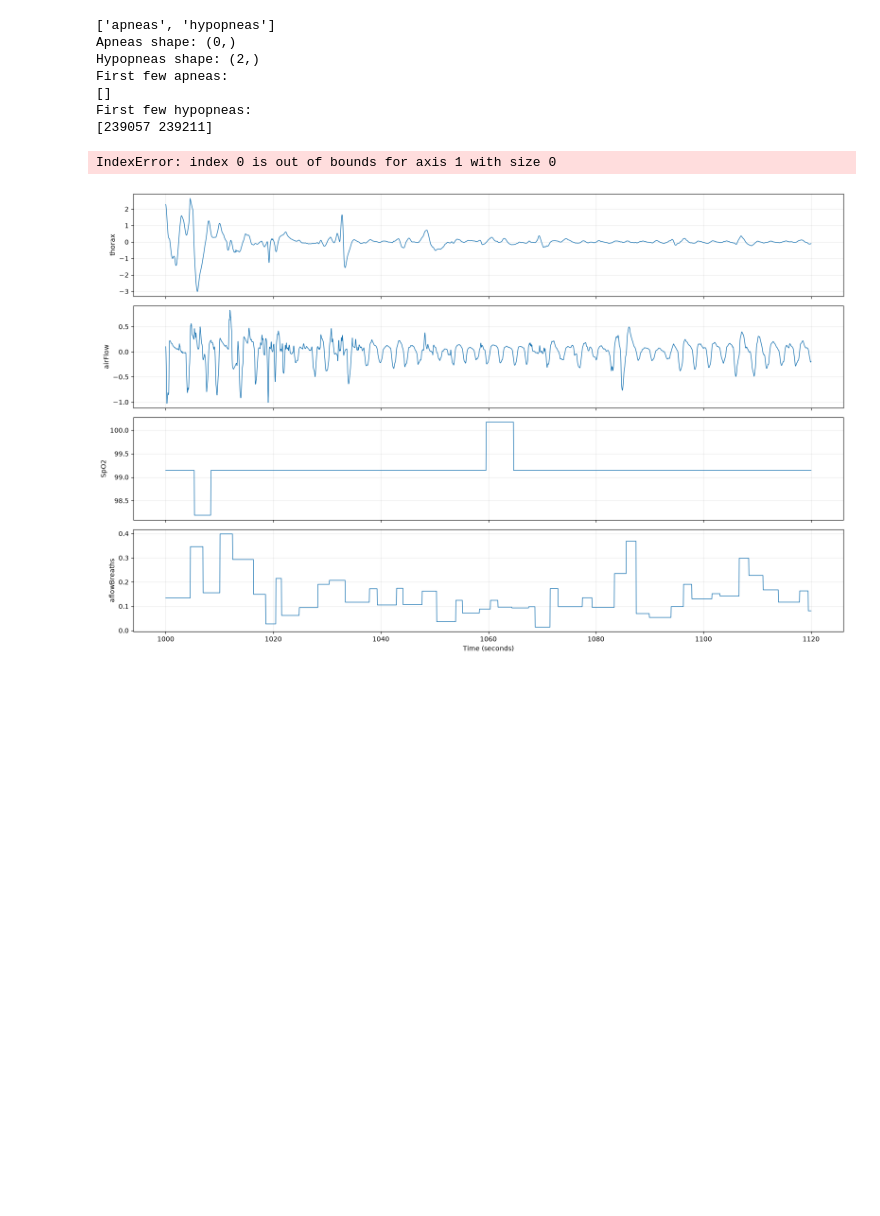
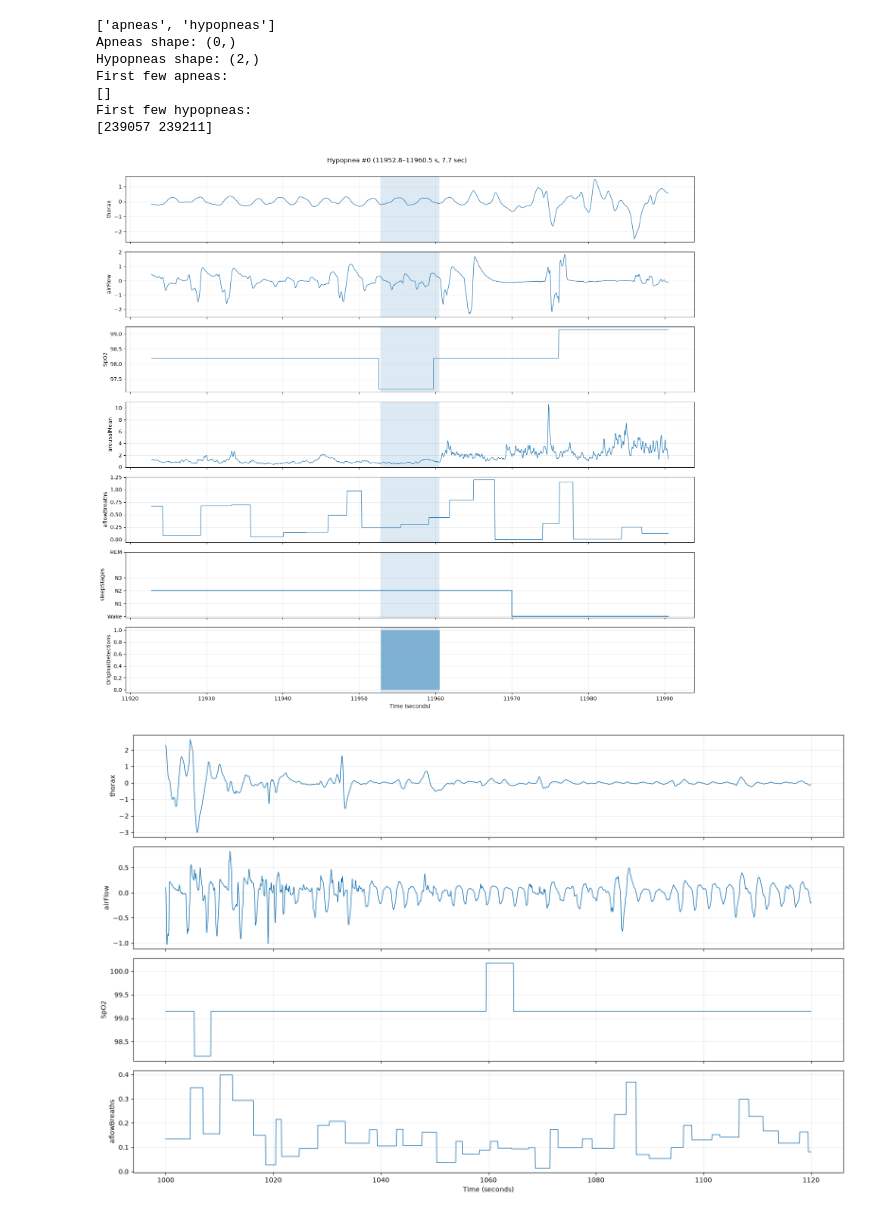
Before and after one commit to pvangild/KIDS26-Team14, a Jupyter notebook: visualize_data.ipynb, the cells around one changed output. Saved outputs shown, nothing was run; the diff lists cells and outputs as text; code cells hidden in the pictures; blank space fills up the shorter version.

```diff
--- a/visualize_data.ipynb
+++ b/visualize_data.ipynb
@@ -191,11 +191,37 @@ def plot_event(
     event_name="Event"
 ):
 
+    event_indices = np.asarray(event_indices).squeeze()
+
+    if event_indices.ndim == 1:
+        if event_indices.size != 2:
+            raise ValueError(
+                f"{event_name} must contain start/end index pairs; "
+                f"received shape {event_indices.shape}."
+            )
+        event_indices = event_indices.reshape(1, 2)
+
     event_indices = np.atleast_2d(event_indices)
+    if event_indices.shape[1] < 2:
+        raise ValueError(
+            f"{event_name} must contain start/end index pairs; "
+            f"received shape {event_indices.shape}."
+        )
+    if event_number >= len(event_indices):
+        raise IndexError(
+            f"{event_name} event_number={event_number} is out of bounds; "
+            f"there are {len(event_indices)} events."
+        )
 
-    # Convert MATLAB 1-based index -> Python 0-based index
+    # Convert MATLAB 1-based indices to Python 0-based indices.
     start_idx = int(event_indices[event_number, 0]) - 1
     end_idx = int(event_indices[event_number, 1]) - 1
+
+    if not (0 <= start_idx < len(time)) or not (0 <= end_idx < len(time)):
+        raise IndexError(
+            f"{event_name} indices ({start_idx + 1}, {end_idx + 1}) "
+            f"are outside the recording with {len(time)} samples."
+        )
 
     start_time = time[start_idx]
     end_time = time[end_idx]
@@ -214,6 +240,9 @@ def plot_event(
         figsize=(16, 2.1 * len(labels)),
         sharex=True
     )
+
+    if len(labels) == 1:
+        axes = [axes]
 
     for i, (ax, label) in enumerate(zip(axes, labels)):
 
@@ -237,12 +266,7 @@ def plot_event(
         else:
             ax.plot(t, y, linewidth=1)
 
-        # Mark the clinically annotated event
-        ax.axvspan(
-            start_time,
-            end_time,
-            alpha=0.15
-        )
+        ax.axvspan(start_time, end_time, alpha=0.15)
 
         ax.set_ylabel(label)
         ax.grid(alpha=0.25)
@@ -261,15 +285,15 @@ def plot_event(
 # %%
 plot_event(
     time,
     data,
     labels,
-    apneas,
+    hypopneas,
     event_number=0,
     padding_sec=30,
-    event_name="Apnea"
+    event_name="Hypopnea"
 )
 # %% [output]
-IndexError: index 0 is out of bounds for axis 1 with size 0
+[figure, added]
 # %%
 channels_to_plot = [
     "thorax",
```
Also changed, not shown: parts of 1 cell of this notebook.
